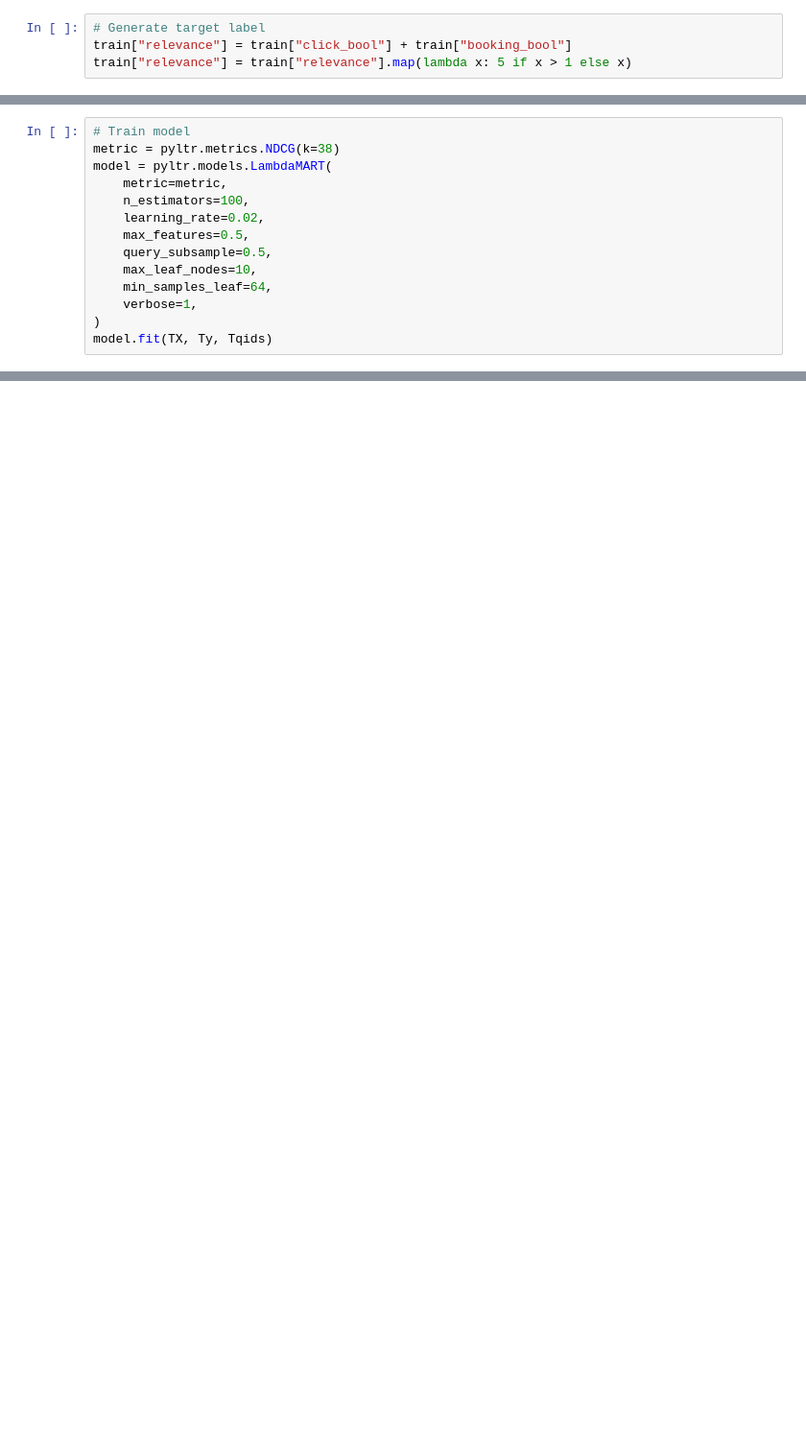
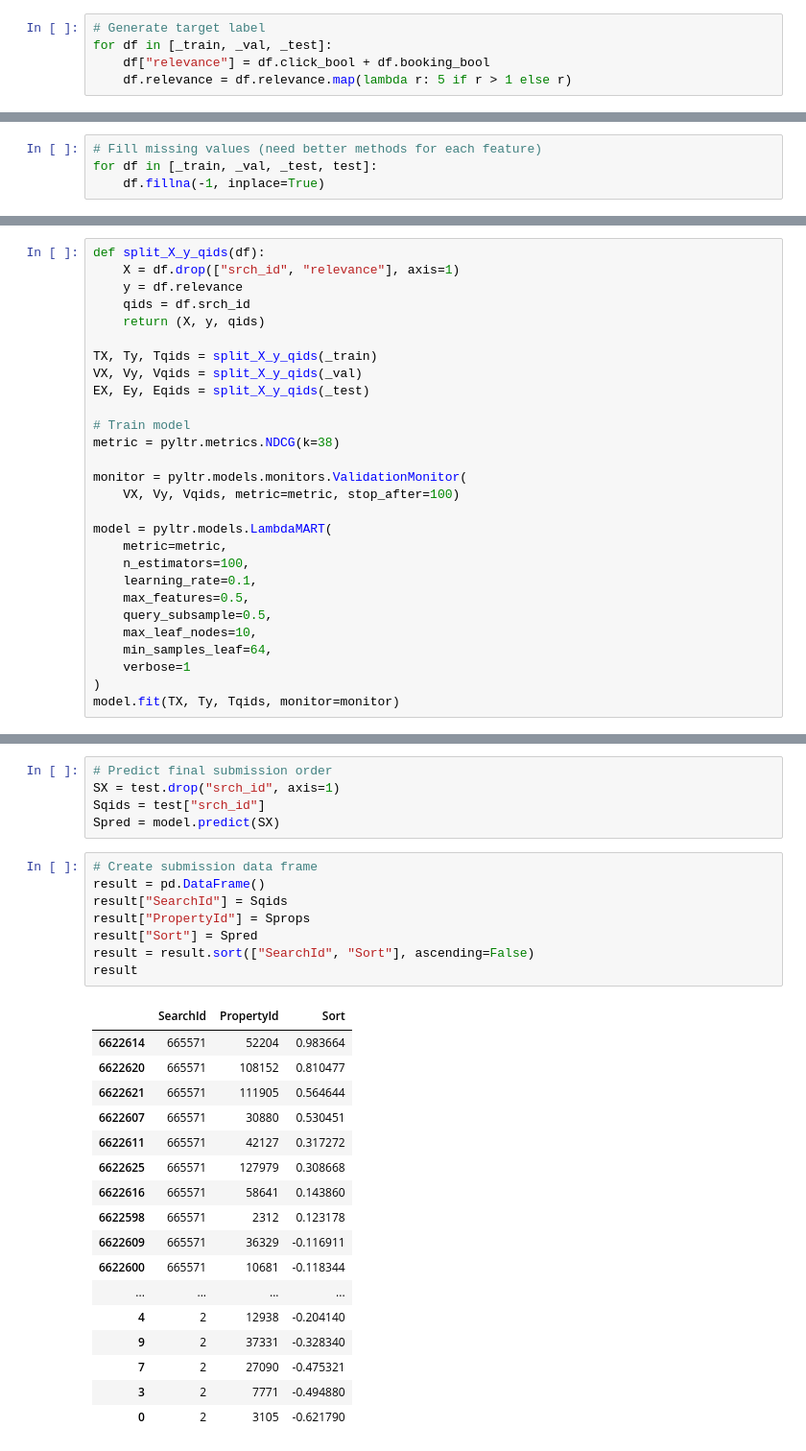
Before and after one commit to awday/DMT-23, a Jupyter notebook: Assignment2/LambdaMART/Pipeline.ipynb, the cells around one changed output, grey strips where cells are left out. Shown at 96% size. Cells and saved outputs as stored; diff of their text form; blank space fills up the shorter version.

```diff
--- a/Assignment2/LambdaMART/Pipeline.ipynb
+++ b/Assignment2/LambdaMART/Pipeline.ipynb
@@ -54,4 +56,5 @@ len(train.loc[train.click_bool == 0]) / len(train) * 100
 # %%
 # Generate target label
-train["relevance"] = train["click_bool"] + train["booking_bool"]
-train["relevance"] = train["relevance"].map(lambda x: 5 if x > 1 else x)
+for df in [_train, _val, _test]:
+    df["relevance"] = df.click_bool + df.booking_bool
+    df.relevance = df.relevance.map(lambda r: 5 if r > 1 else r)
@@ -140,0 +61,4 @@ x.groupby("srch_id").apply(downsample_series)[["srch_id", "relevance"]].reset_in
+# %%
+# Fill missing values (need better methods for each feature)
+for df in [_train, _val, _test, test]:
+    df.fillna(-1, inplace=True)
@@ -141,16 +86,30 @@ x.groupby("srch_id").apply(downsample_series)[["srch_id", "relevance"]].reset_in
 # %%
+def split_X_y_qids(df):
+    X = df.drop(["srch_id", "relevance"], axis=1)
+    y = df.relevance
+    qids = df.srch_id
+    return (X, y, qids)
+
+TX, Ty, Tqids = split_X_y_qids(_train)
+VX, Vy, Vqids = split_X_y_qids(_val)
+EX, Ey, Eqids = split_X_y_qids(_test)
+
 # Train model
 metric = pyltr.metrics.NDCG(k=38)
+
+monitor = pyltr.models.monitors.ValidationMonitor(
+    VX, Vy, Vqids, metric=metric, stop_after=100)
+
 model = pyltr.models.LambdaMART(
     metric=metric,
     n_estimators=100,
-    learning_rate=0.02,
+    learning_rate=0.1,
     max_features=0.5,
     query_subsample=0.5,
     max_leaf_nodes=10,
     min_samples_leaf=64,
-    verbose=1,
+    verbose=1
 )
-model.fit(TX, Ty, Tqids)
+model.fit(TX, Ty, Tqids, monitor=monitor)
 # %% [output]
  Iter  Train score  OOB Improve    Remaining                           Monitor Output
@@ -219,0 +160,31 @@ x[["srch_id", "relevance"]]
+# %%
+# Predict final submission order
+SX = test.drop("srch_id", axis=1)
+Sqids = test["srch_id"]
+Spred = model.predict(SX)
+# %%
+# Create submission data frame
+result = pd.DataFrame()
+result["SearchId"] = Sqids
+result["PropertyId"] = Sprops
+result["Sort"] = Spred
+result = result.sort(["SearchId", "Sort"], ascending=False)
+result
+# %% [output]
+|  | SearchId | PropertyId | Sort |
+| 6622614 | 665571 | 52204 | 0.983664 |
+| 6622620 | 665571 | 108152 | 0.810477 |
+| 6622621 | 665571 | 111905 | 0.564644 |
+| 6622607 | 665571 | 30880 | 0.530451 |
+| 6622611 | 665571 | 42127 | 0.317272 |
+| 6622625 | 665571 | 127979 | 0.308668 |
+| 6622616 | 665571 | 58641 | 0.143860 |
+| 6622598 | 665571 | 2312 | 0.123178 |
+| 6622609 | 665571 | 36329 | -0.116911 |
+| 6622600 | 665571 | 10681 | -0.118344 |
+| ... | ... | ... | ... |
+| 4 | 2 | 12938 | -0.204140 |
+| 9 | 2 | 37331 | -0.328340 |
+| 7 | 2 | 27090 | -0.475321 |
+| 3 | 2 | 7771 | -0.494880 |
+| 0 | 2 | 3105 | -0.621790 |
```
Also changed, not shown: parts of 24 cells of this notebook, 2 other files.
